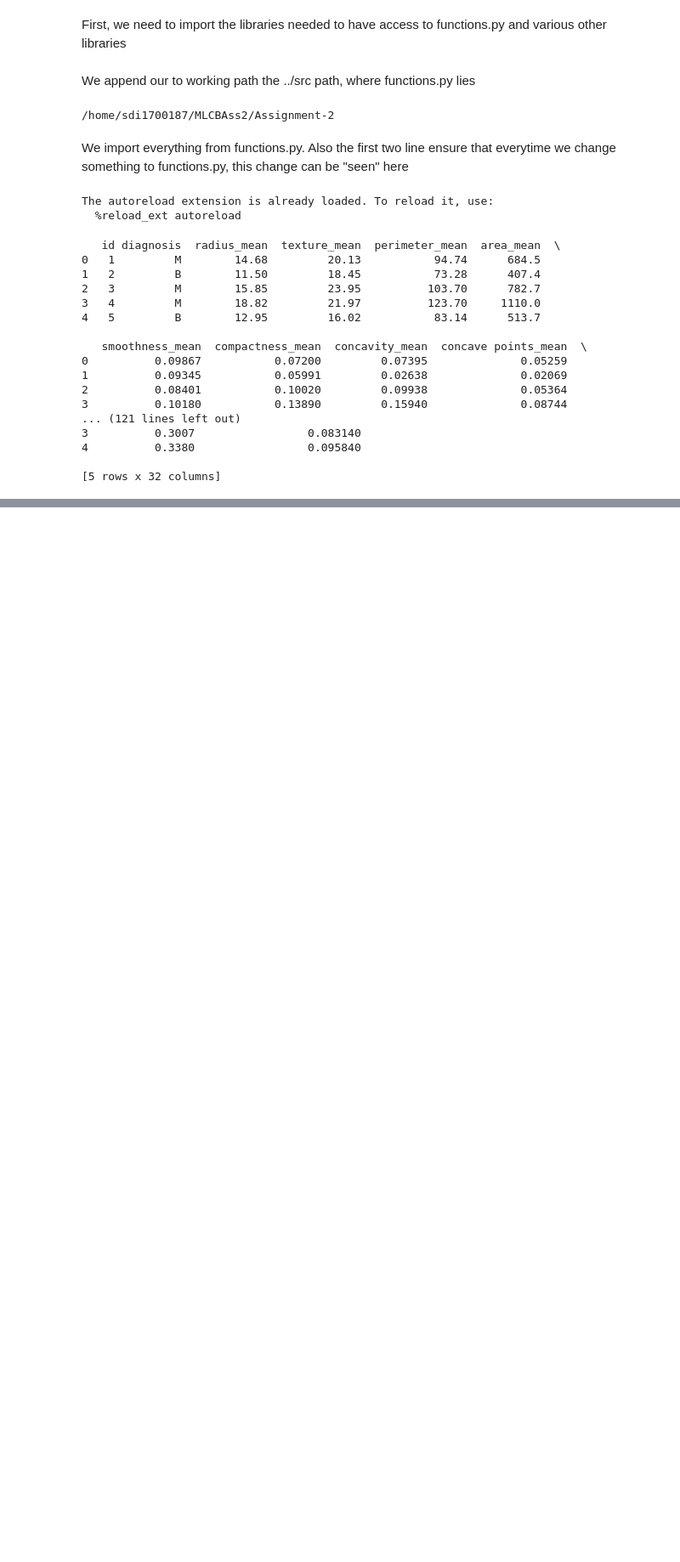
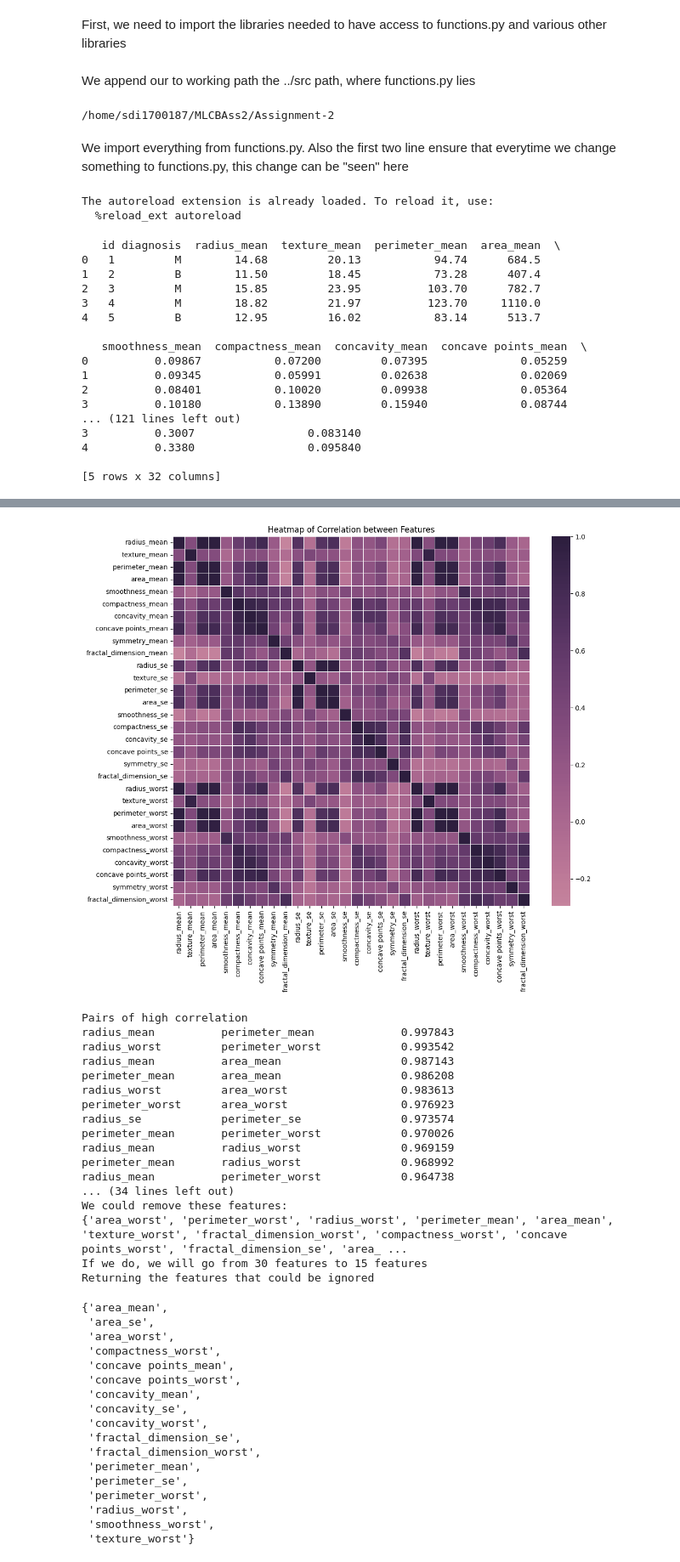
Before and after one commit to vex-me-not/Assignment-2, a Jupyter notebook: notebooks/data_exploration.ipynb, the cells around one changed output, grey strips where cells are left out. Shown at 85% size. Cells and saved outputs as stored; diff of their text form; code cells hidden in the pictures; blank space fills up the shorter version.

Commit message:
corr between features

```diff
--- a/notebooks/data_exploration.ipynb
+++ b/notebooks/data_exploration.ipynb
@@ -63,2 +66,40 @@ Selected 15 out of 30
 [figure]
 [figure]
+# %%
+corr_between_features(data_df=df)
+# %% [output]
+[figure, added]
+Pairs of high correlation
+radius_mean          perimeter_mean             0.997843
+radius_worst         perimeter_worst            0.993542
+radius_mean          area_mean                  0.987143
+perimeter_mean       area_mean                  0.986208
+radius_worst         area_worst                 0.983613
+perimeter_worst      area_worst                 0.976923
+radius_se            perimeter_se               0.973574
+perimeter_mean       perimeter_worst            0.970026
+radius_mean          radius_worst               0.969159
+perimeter_mean       radius_worst               0.968992
+radius_mean          perimeter_worst            0.964738
+... (34 lines left out)
+We could remove these features:
+{'area_worst', 'perimeter_worst', 'radius_worst', 'perimeter_mean', 'area_mean', 'texture_worst', 'fractal_dimension_worst', 'compactness_worst', 'concave points_worst', 'fractal_dimension_se', 'area_ ...
+If we do, we will go from 30 features to 15 features
+Returning the features that could be ignored
+{'area_mean',
+ 'area_se',
+ 'area_worst',
+ 'compactness_worst',
+ 'concave points_mean',
+ 'concave points_worst',
+ 'concavity_mean',
+ 'concavity_se',
+ 'concavity_worst',
+ 'fractal_dimension_se',
+ 'fractal_dimension_worst',
+ 'perimeter_mean',
+ 'perimeter_se',
+ 'perimeter_worst',
+ 'radius_worst',
+ 'smoothness_worst',
+ 'texture_worst'}
```
Also changed, not shown: parts of 1 cell of this notebook, 1 other file.
